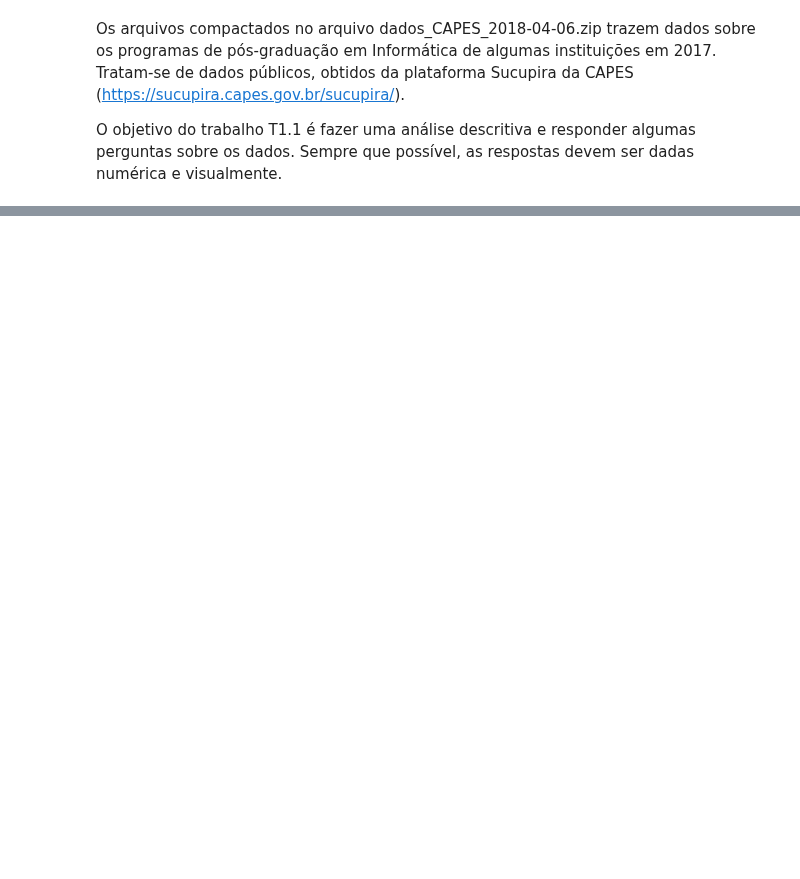
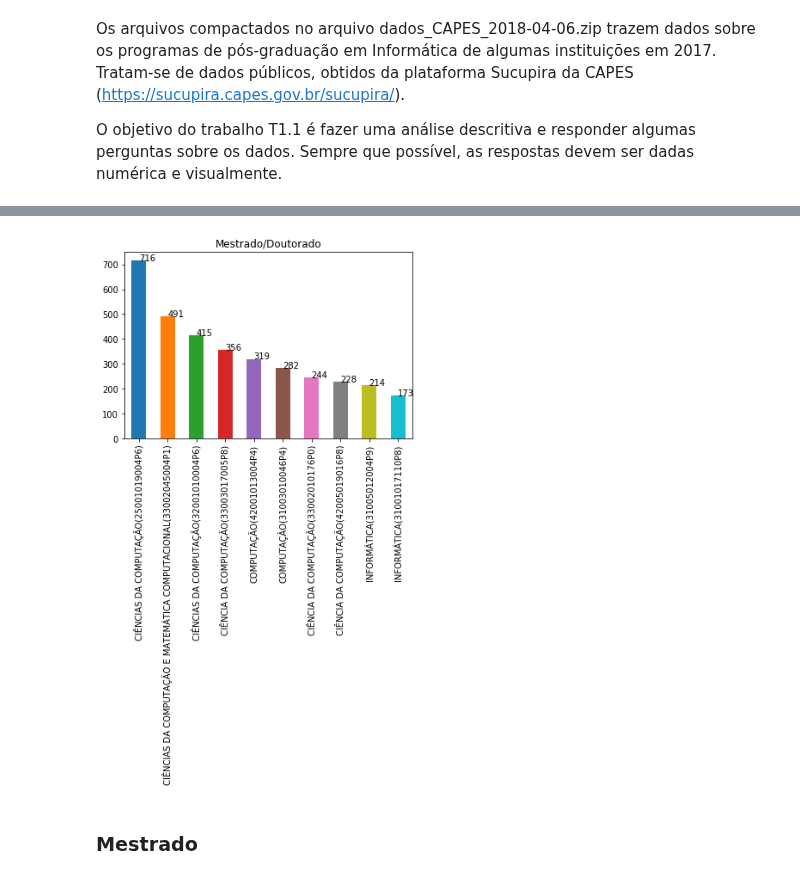
Before and after one commit to Pedalves/DataScience, a Jupyter notebook: CAPES/T1.1 Enunciado - Analise descritiva de dados de PG.ipynb, the cells around one changed output, grey strips where cells are left out. Drawn from its saved outputs; the diff is of its cells as text; code cells hidden in the pictures; blank space fills up the shorter version.

```diff
--- a/CAPES/T1.1 Enunciado - Analise descritiva de dados de PG.ipynb
+++ b/CAPES/T1.1 Enunciado - Analise descritiva de dados de PG.ipynb
@@ -62,0 +58,4 @@ qualis_df.head()
+# %%
+discentes_pos_df = discentes_df[discentes_df.nivel.isin(["Mestrado", "Doutorado"])]
+discentes_pos_df = discentes_pos_df[["nivel", "programa"]]
+discentes_pos_df.nivel.value_counts()
@@ -62,0 +95,9 @@ qualis_df.head()
+# %%
+plot = discentes_pos_df.programa.value_counts().plot(kind='bar', title="Mestrado/Doutorado")
+
+for idx, value in enumerate(list(discentes_pos_df.programa.value_counts())):
+    plot.annotate(value,(idx, value), xytext=(0, 0), textcoords='offset points')
+# %% [output]
+[figure, added]
+# %% [markdown]
+### Mestrado
```
Also changed, not shown: parts of 24 cells of this notebook.
